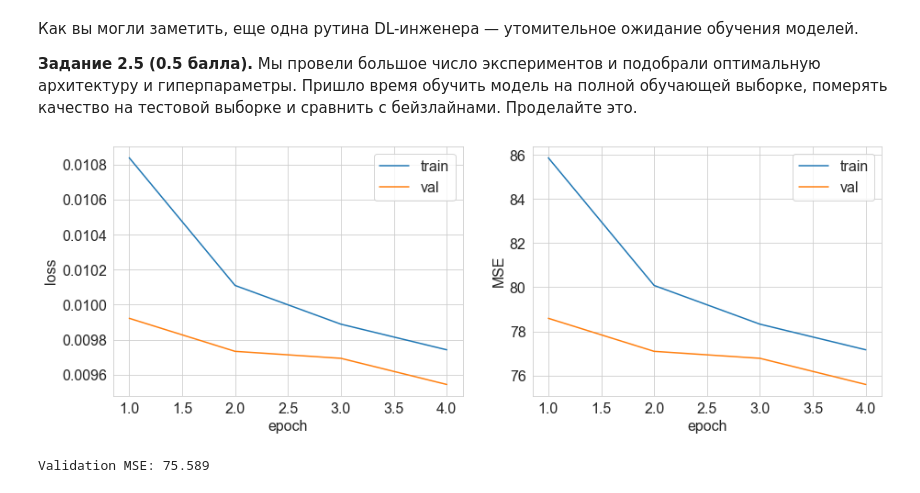
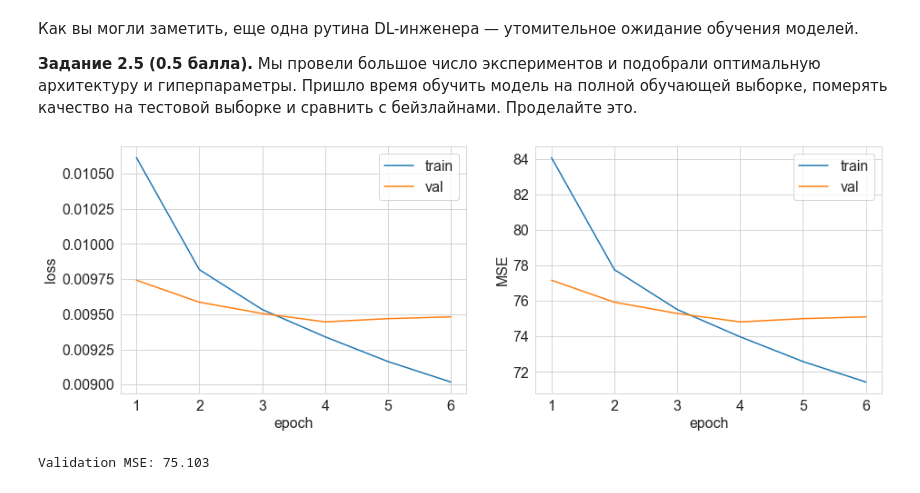
Before and after one commit to kkorolev1/dl-1, a Jupyter notebook: hw/shw-01-mlp/shw-01-mlp-part2.ipynb, the cells around one changed output. Cells and saved outputs as stored; diff of their text form; code cells hidden in the pictures.

Commit message:
Part 2 replacing best model

```diff
--- a/hw/shw-01-mlp/shw-01-mlp-part2.ipynb
+++ b/hw/shw-01-mlp/shw-01-mlp-part2.ipynb
@@ -638,8 +647,6 @@ out_features = 1
 hidden_features = 256
 
 metric = lambda predictions, y_batch: mean_squared_error(denormalize(predictions), denormalize(y_batch))
-num_epochs = 4
-
-criterion = mm.MSELoss()
+num_epochs = 6
 # %%
 # YOUR CODE HERE (－.－)...zzzZZZzzzZZZ
@@ -674,3 +680,4 @@ IndexError: Replacement index 1 out of range for positional args tuple
 # %%
-print("Best lr {} with metric {}".format(lrs[np.argmin(metrics)], np.min(metrics)))
+best_lr = lrs[np.argmin(lr_metrics[:,1])]
+print("Best lr {} with metric {}".format(best_lr, np.min(lr_metrics[:,1])))
 # %% [output]
@@ -678,25 +685,29 @@ Best lr 1.0 with metric 77.7878185705036
 # %%
 # YOUR CODE HERE (－.－)...zzzZZZzzzZZZ
-def test_model(weight_decay):
-    print("Testing {}".format(weight_decay))
+def train_model_weight_decay(weight_decay):
+    print("Testing weight_decay {}".format(weight_decay))
 
     model = mm.Sequential(
         mm.Linear(in_features, hidden_features),
-        mm.Dropout(p_dropout),
+        mm.BatchNormalization(hidden_features),
         mm.ReLU(),
         mm.Linear(hidden_features, hidden_features),
-        mm.Dropout(p_dropout),
+        mm.BatchNormalization(hidden_features),
         mm.ReLU(),
         mm.Linear(hidden_features, out_features),
         mm.Sigmoid()
     )
 
-    optimizer = mm.SGD(model, lr=1, weight_decay=weight_decay)
-    _, val_metrics = train_and_validate(model, optimizer, criterion, metric, train_loader, val_loader,
+    criterion = mm.MSELoss()
+    optimizer = mm.Adam(model, lr=best_lr, weight_decay=weight_decay)
+    return train_and_validate(model, optimizer, criterion, metric, train_loader, val_loader,
                        num_epochs, verbose=False)
-    return val_metrics
 
 
-weight_decays = np.concatenate((np.logspace(-6, -3, 4), [0]))
-metrics = [test_model(weight_decay) for weight_decay in weight_decays]
+weight_decays = np.logspace(-6, -3, 4)
+wd_metrics = np.array([train_model_weight_decay(weight_decay) for weight_decay in weight_decays])
+
+# Don't train one more time with wd=0
+weight_decays = np.concatenate((weight_decays, [0]))
+wd_metrics = np.concatenate((wd_metrics, [(np.min(lr_metrics[:,0]), np.min(lr_metrics[:,1]))]))
 # %% [output]
@@ -707,2 +718,3 @@ Testing 0.001
 # %%
-print("Best weight_decay {} with metric {}".format(weight_decays[np.argmin(metrics)], np.min(metrics)))
+best_weight_decay = weight_decays[np.argmin(wd_metrics[:,1])]
+print("Best weight_decay {} with metric {}".format(best_weight_decay, np.min(wd_metrics[:,1])))
@@ -718,37 +745,38 @@ train_size = int(0.75 * X.shape[0])
 X_train2 = X[:train_size, :]
 y_train2 = y[:train_size]
 X_test2 = X[train_size:, :]
 y_test2 = y[train_size:]
 
 scaler = StandardScaler()
 
 batch_size = 64
 train_loader = mm.DataLoader(scaler.fit_transform(X_train2), normalize(y_train2).reshape(-1, 1), batch_size=batch_size, shuffle=True)
 test_loader = mm.DataLoader(scaler.fit_transform(X_test2), normalize(y_test2).reshape(-1, 1), batch_size=batch_size, shuffle=True)
 
 in_features = X_train2.shape[1]
 out_features = 1
 hidden_features = 256
 
 metric = lambda predictions, y_batch: mean_squared_error(denormalize(predictions), denormalize(y_batch))
-num_epochs = 4
+num_epochs = 6
 
-criterion = mm.MSELoss()
 
 model = mm.Sequential(
     mm.Linear(in_features, hidden_features),
-    mm.Dropout(p_dropout),
+    mm.BatchNormalization(hidden_features),
     mm.ReLU(),
     mm.Linear(hidden_features, hidden_features),
-    mm.Dropout(p_dropout),
+    mm.BatchNormalization(hidden_features),
     mm.ReLU(),
     mm.Linear(hidden_features, out_features),
     mm.Sigmoid()
 )
 
-optimizer = mm.SGD(model, lr=1, weight_decay=1e-05)
+criterion = mm.MSELoss()
+optimizer = mm.Adam(model, lr=best_lr, weight_decay=best_weight_decay)
+
 train_metrics, val_metrics = train_and_validate(model, optimizer, criterion, metric, train_loader, test_loader,
                    num_epochs, verbose=True)
 # %% [output]
-[figure, old version]
+[figure, new version]
-Validation MSE: 75.589
+Validation MSE: 75.103
```
Also changed, not shown: parts of 23 cells of this notebook.
